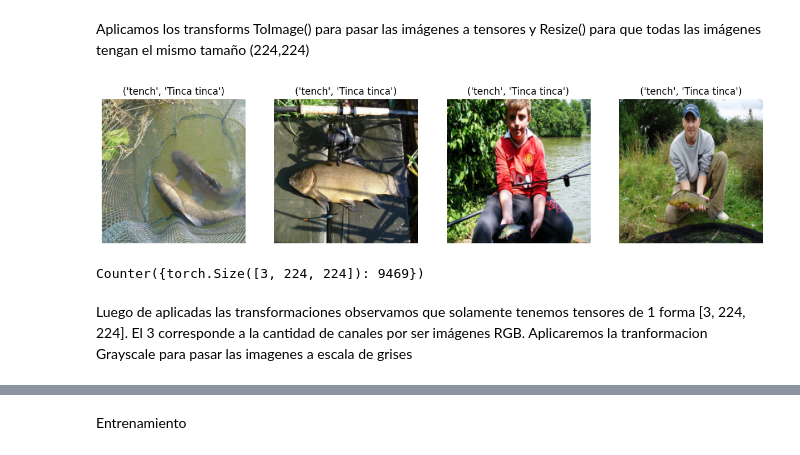
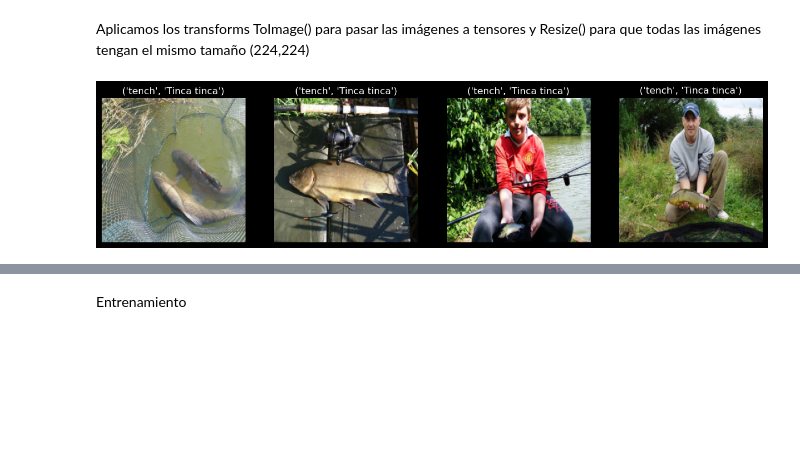
Before and after one commit to joacoguerrae/taller_dl, a Jupyter notebook: tarea_1/Tarea_1_Entrega_Guerra_Sanes_ultima.ipynb, the cells around one changed output, grey strips where cells are left out. Saved outputs shown, nothing was run; the diff lists cells and outputs as text; code cells hidden in the pictures; blank space fills up the shorter version.

```diff
--- a/tarea_1/Tarea_1_Entrega_Guerra_Sanes_ultima.ipynb
+++ b/tarea_1/Tarea_1_Entrega_Guerra_Sanes_ultima.ipynb
@@ -51,7 +51,7 @@ import wandb
 DATA_DIR = Path("data")
 
 imagenette_dataset = datasets.Imagenette(
-    DATA_DIR, download=True
+    DATA_DIR, download=False
 )
 # %%
 name_classes = imagenette_dataset.classes
@@ -115,14 +117,19 @@ Aplicamos los transforms ToImage() para pasar las imágenes a tensores y Resize(
 # %%
 transforms = T.Compose([
     T.ToImage(),
+    T.ToDtype(torch.float32, scale=True),
     T.Resize((224, 224))
 
 ])
 
-imagenette_dataset_transformado = datasets.Imagenette(
-    DATA_DIR, download=False, transform=transforms
+imagenette_dataset_train = datasets.Imagenette(
+    DATA_DIR, download=False,split = 'train', transform=transforms
 )
 
-utils.show_tensor_images([imagenette_dataset_transformado[i][0] for i in range(4)], titles=[imagenette_dataset_transformado.classes[imagenette_dataset_transformado[i][1]] for i in range(4)])
+imagenette_dataset_val = datasets.Imagenette(
+    DATA_DIR, download=False,split = 'val', transform=transforms
+)
+
+utils.show_tensor_images([imagenette_dataset_train[i][0] for i in range(4)], titles=[imagenette_dataset_train.classes[imagenette_dataset_train[i][1]] for i in range(4)])
 # %% [output]
-[figure, old version]
+[figure, new version]
@@ -131,8 +135,0 @@ sizes = [imagenette_dataset_transformado[i][0].size() for i in range(len(imagene
-# %%
-conteo_sizes_2 = Counter(sizes)
-conteo_sizes_2
-# %% [output]
-Counter({torch.Size([3, 224, 224]): 9469})
-# %% [markdown]
-Luego de aplicadas las transformaciones observamos que solamente tenemos tensores de 1 forma [3, 224, 224]. El 3 corresponde a la cantidad de canales por ser imágenes RGB.
-Aplicaremos la tranformacion Grayscale para pasar las imagenes a escala de grises
```
Also changed, not shown: parts of 19 cells of this notebook.
